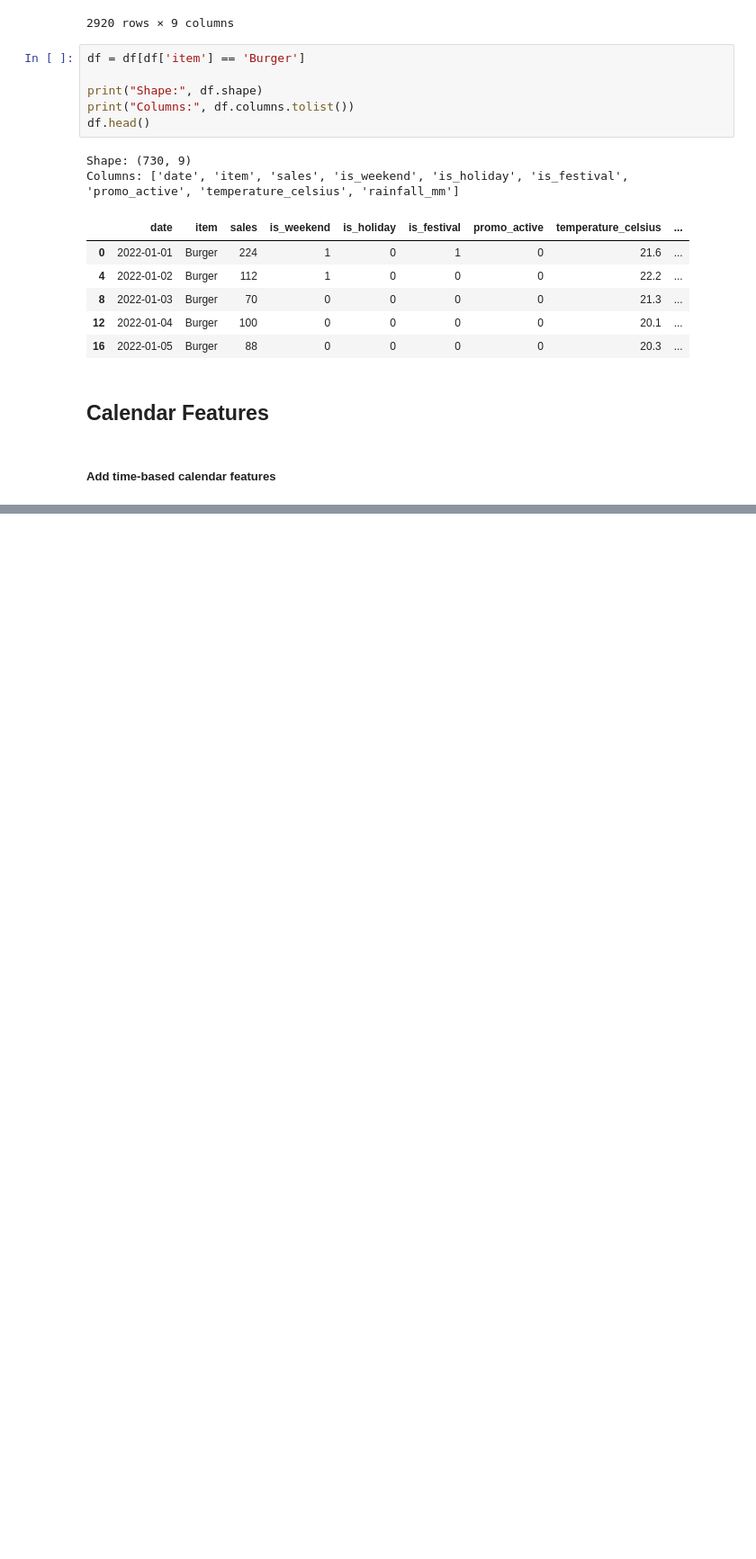
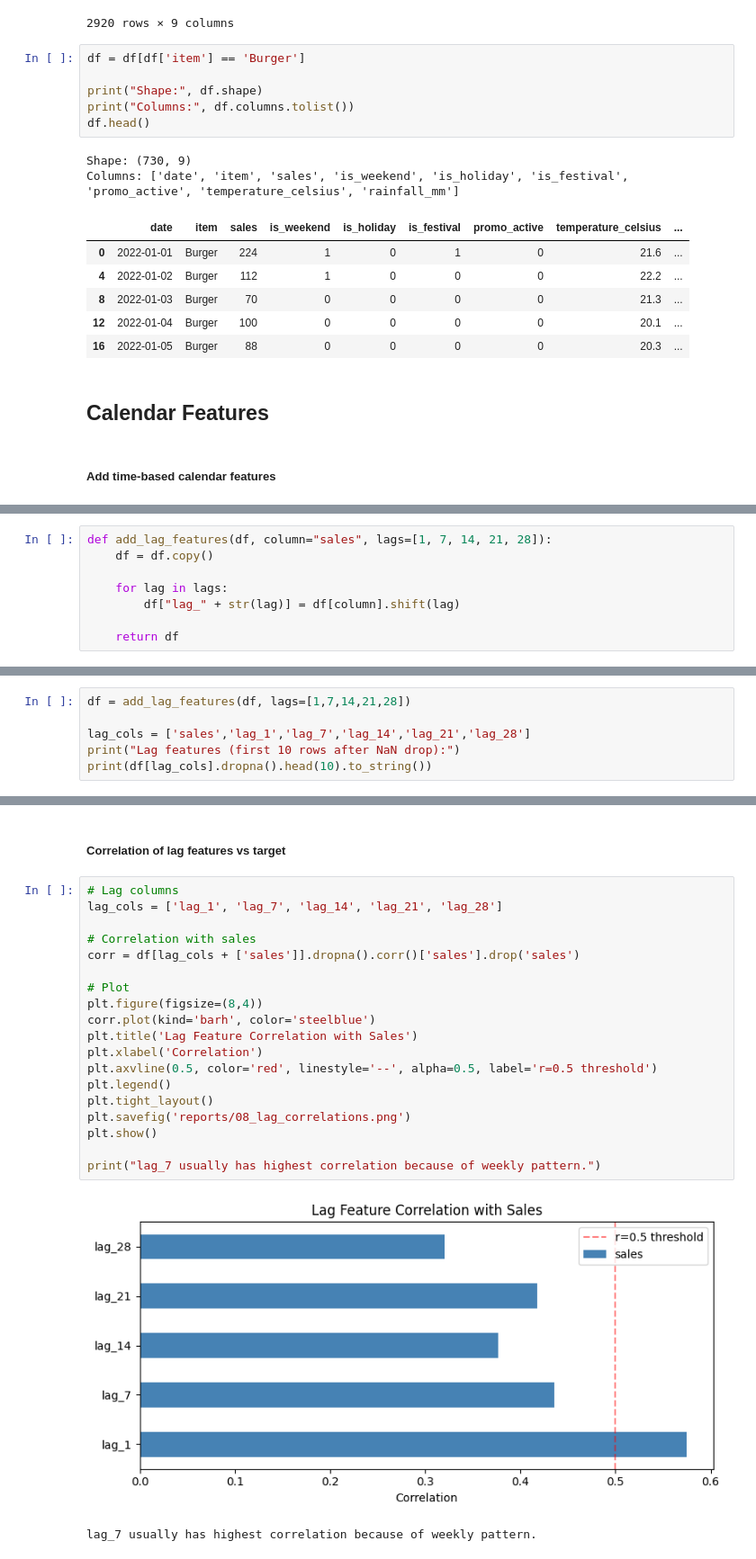
Before and after one commit to PalakParsana/Project-3--Food-Restaurant-Services, a Jupyter notebook: Week2.ipynb, the cells around one changed output, grey strips where cells are left out. Shown at 90% size. Saved outputs shown, nothing was run; the diff lists cells and outputs as text; blank space fills up the shorter version.

```diff
--- a/Week2.ipynb
+++ b/Week2.ipynb
@@ -83,0 +125,8 @@ NameError: name 'add_calendar_features' is not defined
+# %%
+def add_lag_features(df, column="sales", lags=[1, 7, 14, 21, 28]):
+    df = df.copy()
+
+    for lag in lags:
+        df["lag_" + str(lag)] = df[column].shift(lag)
+
+    return df
@@ -83,0 +135,6 @@ NameError: name 'add_calendar_features' is not defined
+# %%
+df = add_lag_features(df, lags=[1,7,14,21,28])
+
+lag_cols = ['sales','lag_1','lag_7','lag_14','lag_21','lag_28']
+print("Lag features (first 10 rows after NaN drop):")
+print(df[lag_cols].dropna().head(10).to_string())
@@ -83,0 +155,24 @@ NameError: name 'add_calendar_features' is not defined
+# %% [markdown]
+##### Correlation of lag features vs target
+# %%
+# Lag columns
+lag_cols = ['lag_1', 'lag_7', 'lag_14', 'lag_21', 'lag_28']
+
+# Correlation with sales
+corr = df[lag_cols + ['sales']].dropna().corr()['sales'].drop('sales')
+
+# Plot
+plt.figure(figsize=(8,4))
+corr.plot(kind='barh', color='steelblue')
+plt.title('Lag Feature Correlation with Sales')
+plt.xlabel('Correlation')
+plt.axvline(0.5, color='red', linestyle='--', alpha=0.5, label='r=0.5 threshold')
+plt.legend()
+plt.tight_layout()
+plt.savefig('reports/08_lag_correlations.png')
+plt.show()
+
+print("lag_7 usually has highest correlation because of weekly pattern.")
+# %% [output]
+[figure, added]
+lag_7 usually has highest correlation because of weekly pattern.
```
Also changed, not shown: parts of 17 cells of this notebook.
